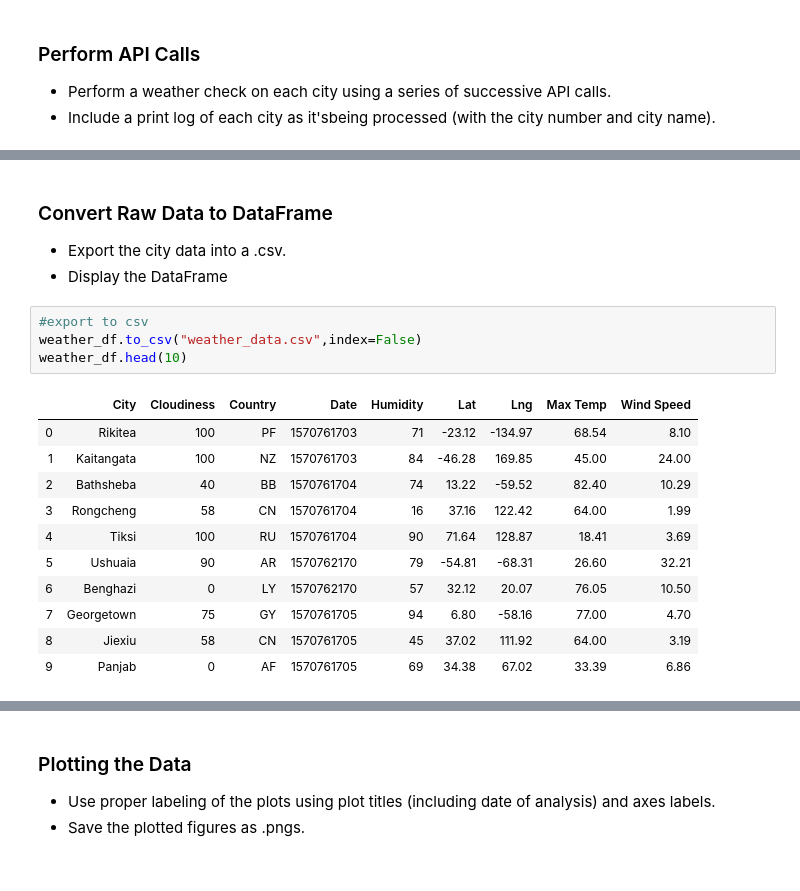
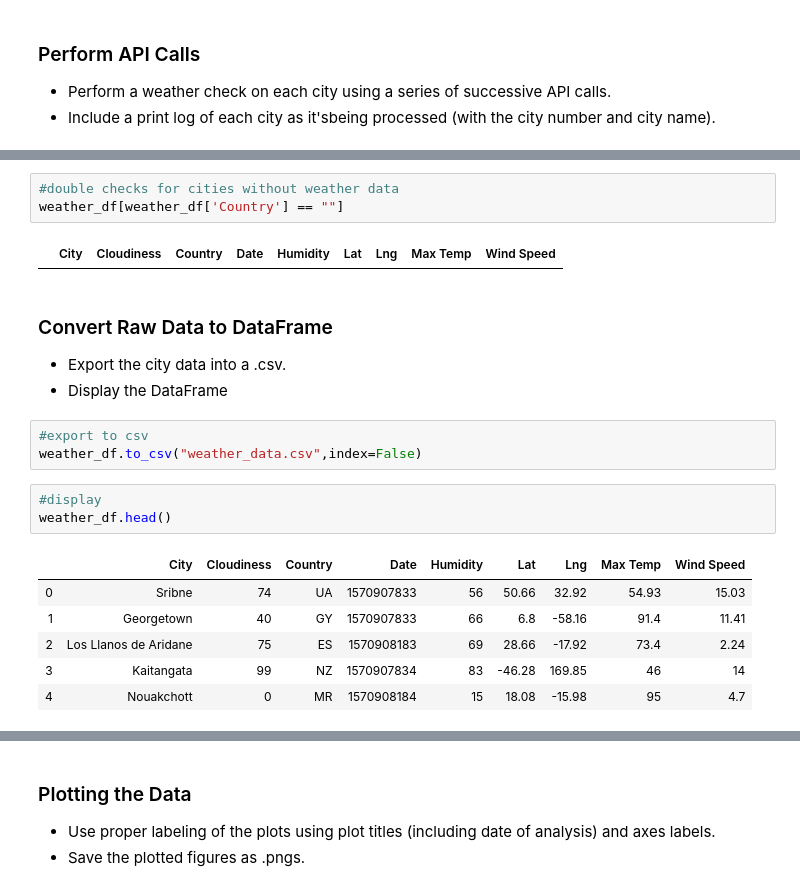
Before and after one commit to shakespearbi/python-api-challenge, a Jupyter notebook: Instructions/starter_code/WeatherPy.ipynb, the cells around one changed output, grey strips where cells are left out. Drawn from its saved outputs; the diff is of its cells as text.

```diff
--- a/Instructions/starter_code/WeatherPy.ipynb
+++ b/Instructions/starter_code/WeatherPy.ipynb
@@ -138,3 +256,8 @@ weather_df.head(10)
+# %%
+#double checks for cities without weather data
+weather_df[weather_df['Country'] == ""]
+# %% [output]
+|  | City | Cloudiness | Country | Date | Humidity | Lat | Lng | Max Temp | Wind Speed |
 # %% [markdown]
 ### Convert Raw Data to DataFrame
 * Export the city data into a .csv.
@@ -142,16 +265,13 @@ weather_df.head(10)
 # %%
 #export to csv
 weather_df.to_csv("weather_data.csv",index=False)
-weather_df.head(10)
-# %% [output]
-|  | City | Cloudiness | Country | Date | Humidity | Lat | Lng | Max Temp | Wind Speed |
-| 0 | Rikitea | 100 | PF | 1570761703 | 71 | -23.12 | -134.97 | 68.54 | 8.10 |
-| 1 | Kaitangata | 100 | NZ | 1570761703 | 84 | -46.28 | 169.85 | 45.00 | 24.00 |
-| 2 | Bathsheba | 40 | BB | 1570761704 | 74 | 13.22 | -59.52 | 82.40 | 10.29 |
-| 3 | Rongcheng | 58 | CN | 1570761704 | 16 | 37.16 | 122.42 | 64.00 | 1.99 |
-| 4 | Tiksi | 100 | RU | 1570761704 | 90 | 71.64 | 128.87 | 18.41 | 3.69 |
-| 5 | Ushuaia | 90 | AR | 1570762170 | 79 | -54.81 | -68.31 | 26.60 | 32.21 |
-| 6 | Benghazi | 0 | LY | 1570762170 | 57 | 32.12 | 20.07 | 76.05 | 10.50 |
-| 7 | Georgetown | 75 | GY | 1570761705 | 94 | 6.80 | -58.16 | 77.00 | 4.70 |
-| 8 | Jiexiu | 58 | CN | 1570761705 | 45 | 37.02 | 111.92 | 64.00 | 3.19 |
-| 9 | Panjab | 0 | AF | 1570761705 | 69 | 34.38 | 67.02 | 33.39 | 6.86 |
+# %%
+#display
+weather_df.head()
+# %% [output]
+|  | City | Cloudiness | Country | Date | Humidity | Lat | Lng | Max Temp | Wind Speed |
+| 0 | Sribne | 74 | UA | 1570907833 | 56 | 50.66 | 32.92 | 54.93 | 15.03 |
+| 1 | Georgetown | 40 | GY | 1570907833 | 66 | 6.8 | -58.16 | 91.4 | 11.41 |
+| 2 | Los Llanos de Aridane | 75 | ES | 1570908183 | 69 | 28.66 | -17.92 | 73.4 | 2.24 |
+| 3 | Kaitangata | 99 | NZ | 1570907834 | 83 | -46.28 | 169.85 | 46 | 14 |
+| 4 | Nouakchott | 0 | MR | 1570908184 | 15 | 18.08 | -15.98 | 95 | 4.7 |
```
Also changed, not shown: parts of 13 cells of this notebook, 5 other files.
